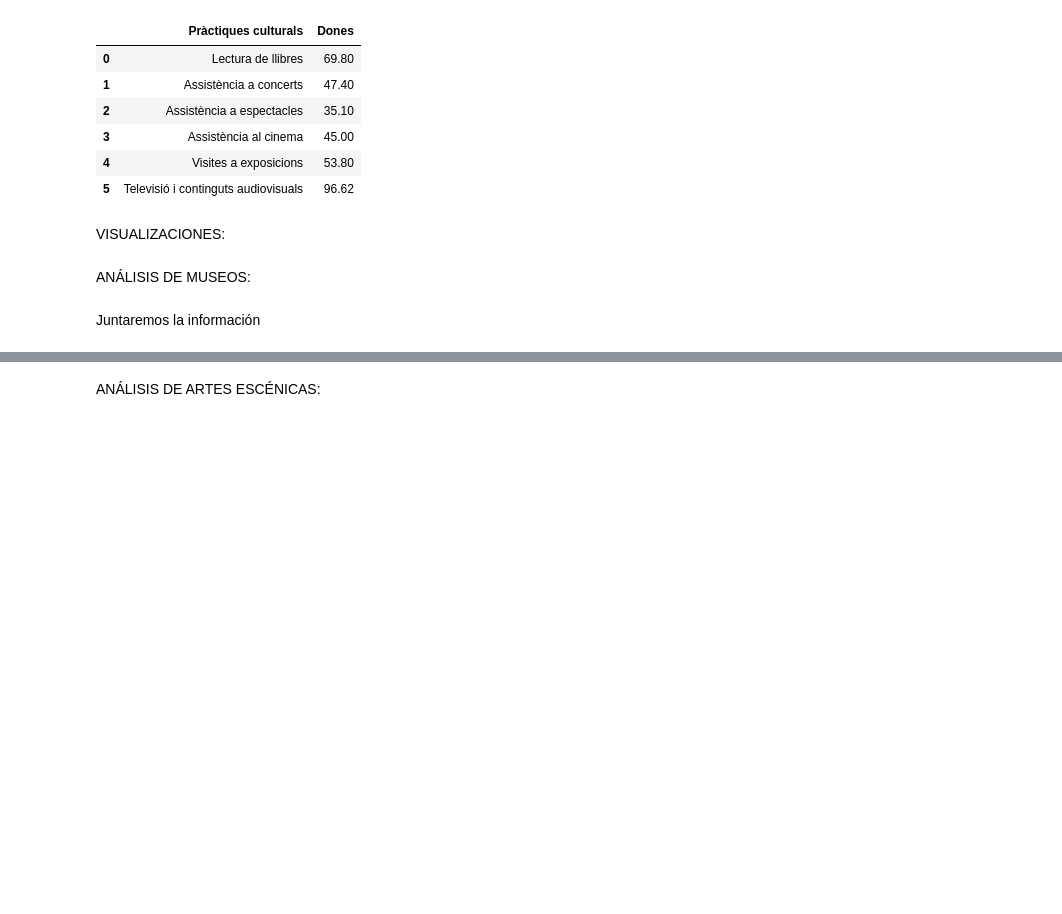
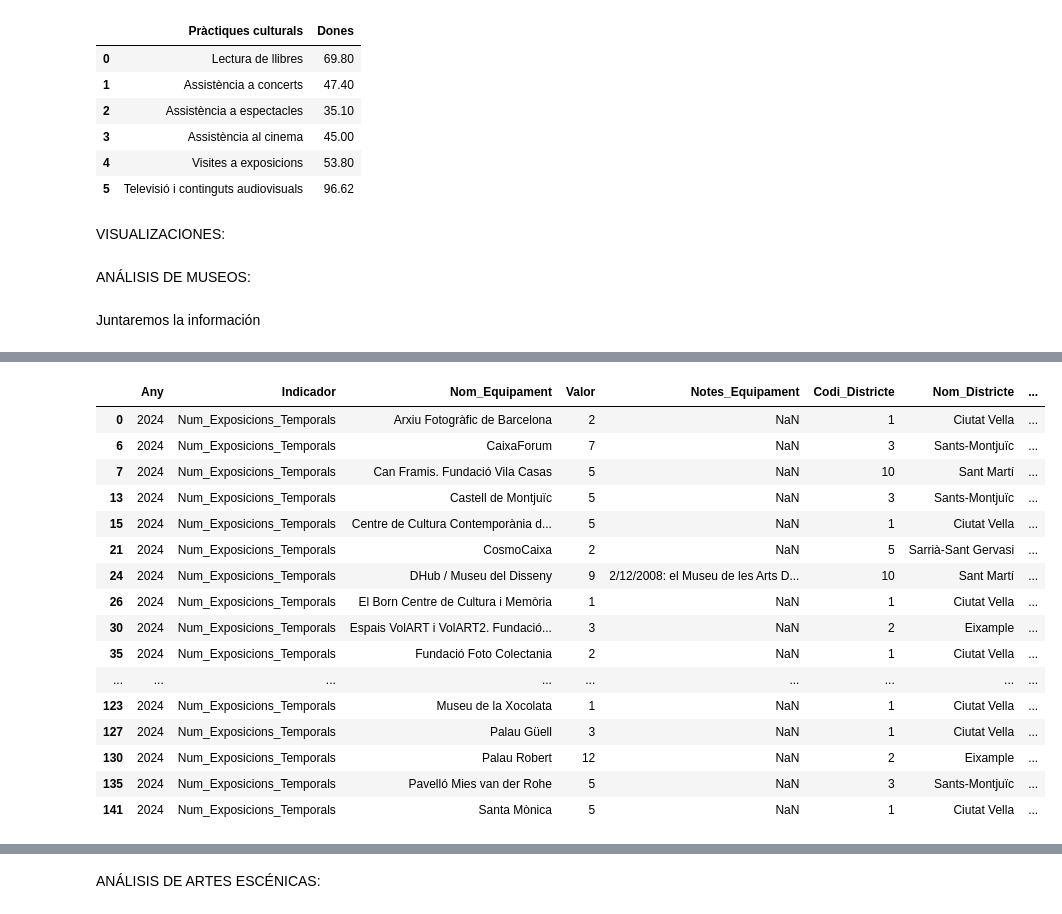
Before and after one commit to julio-bp/Cultura_Barcelona, a Jupyter notebook: proyecto3.ipynb, the cells around one changed output, grey strips where cells are left out. Cells and saved outputs as stored; diff of their text form; code cells hidden in the pictures; blank space fills up the shorter version.

```diff
--- a/proyecto3.ipynb
+++ b/proyecto3.ipynb
@@ -1339,0 +1408,24 @@ df_museos
+# %%
+df_temporals_museos = df_museos[
+    df_museos["Indicador"] == "Num_Exposicions_Temporals"
+]
+# %%
+df_temporals_museos
+# %% [output]
+|  | Any | Indicador | Nom_Equipament | Valor | Notes_Equipament | Codi_Districte | Nom_Districte | ... |
+| 0 | 2024 | Num_Exposicions_Temporals | Arxiu Fotogràfic de Barcelona | 2 | NaN | 1 | Ciutat Vella | ... |
+| 6 | 2024 | Num_Exposicions_Temporals | CaixaForum | 7 | NaN | 3 | Sants-Montjuïc | ... |
+| 7 | 2024 | Num_Exposicions_Temporals | Can Framis. Fundació Vila Casas | 5 | NaN | 10 | Sant Martí | ... |
+| 13 | 2024 | Num_Exposicions_Temporals | Castell de Montjuïc | 5 | NaN | 3 | Sants-Montjuïc | ... |
+| 15 | 2024 | Num_Exposicions_Temporals | Centre de Cultura Contemporània d... | 5 | NaN | 1 | Ciutat Vella | ... |
+| 21 | 2024 | Num_Exposicions_Temporals | CosmoCaixa | 2 | NaN | 5 | Sarrià-Sant Gervasi | ... |
+| 24 | 2024 | Num_Exposicions_Temporals | DHub / Museu del Disseny | 9 | 2/12/2008: el Museu de les Arts D... | 10 | Sant Martí | ... |
+| 26 | 2024 | Num_Exposicions_Temporals | El Born Centre de Cultura i Memòria | 1 | NaN | 1 | Ciutat Vella | ... |
+| 30 | 2024 | Num_Exposicions_Temporals | Espais VolART i VolART2. Fundació... | 3 | NaN | 2 | Eixample | ... |
+| 35 | 2024 | Num_Exposicions_Temporals | Fundació Foto Colectania | 2 | NaN | 1 | Ciutat Vella | ... |
+| ... | ... | ... | ... | ... | ... | ... | ... | ... |
+| 123 | 2024 | Num_Exposicions_Temporals | Museu de la Xocolata | 1 | NaN | 1 | Ciutat Vella | ... |
+| 127 | 2024 | Num_Exposicions_Temporals | Palau Güell | 3 | NaN | 1 | Ciutat Vella | ... |
+| 130 | 2024 | Num_Exposicions_Temporals | Palau Robert | 12 | NaN | 2 | Eixample | ... |
+| 135 | 2024 | Num_Exposicions_Temporals | Pavelló Mies van der Rohe | 5 | NaN | 3 | Sants-Montjuïc | ... |
+| 141 | 2024 | Num_Exposicions_Temporals | Santa Mònica | 5 | NaN | 1 | Ciutat Vella | ... |
```
Also changed, not shown: parts of 57 cells of this notebook.
